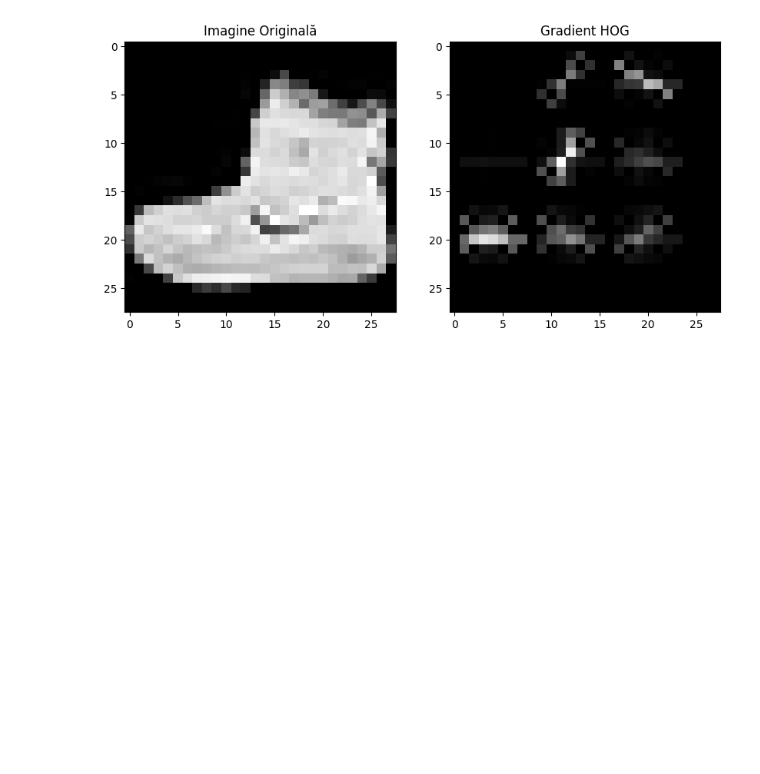
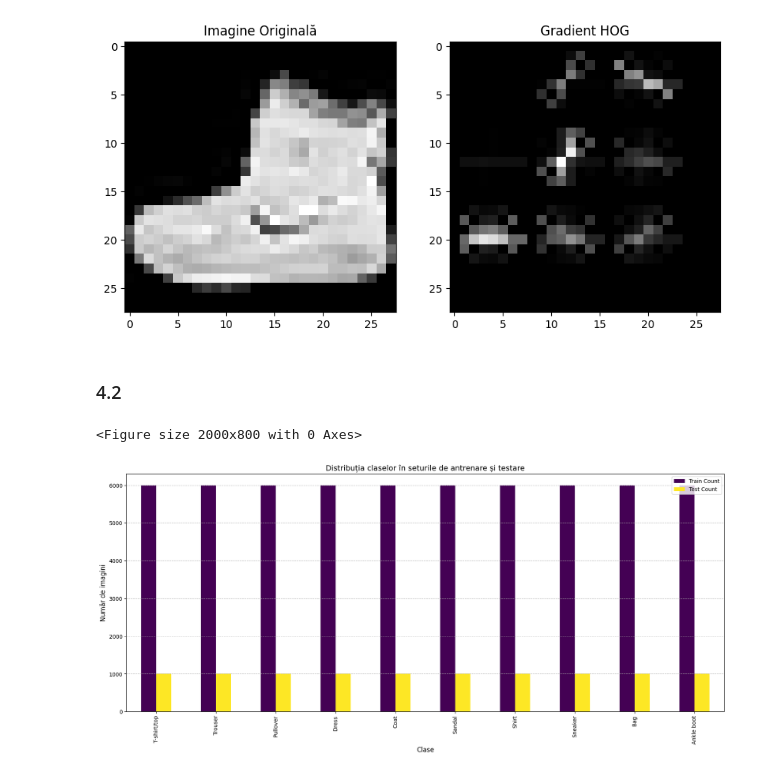
Before and after one commit to Vulturul2k/ML_project, a Jupyter notebook: fashion.ipynb, the cells around one changed output. Saved outputs shown, nothing was run; the diff lists cells and outputs as text; code cells hidden in the pictures; blank space fills up the shorter version.

```diff
--- a/fashion.ipynb
+++ b/fashion.ipynb
@@ -81,3 +81,5 @@ plt.title("Gradient HOG")
 plt.show()
 # %% [output]
 [figure]
+# %% [markdown]
+### 4.2
@@ -83,0 +118,30 @@ plt.show()
+# %%
+unique_train, counts_train = np.unique(y_train, return_counts=True)
+class_distribution_train = dict(zip(unique_train, counts_train))
+
+unique_test, counts_test = np.unique(y_test, return_counts=True)
+class_distribution_test = dict(zip(unique_test, counts_test))
+
+# Numele claselor
+class_names = ['T-shirt/top', 'Trouser', 'Pullover', 'Dress', 'Coat',
+               'Sandal', 'Shirt', 'Sneaker', 'Bag', 'Ankle boot']
+
+# Combinare distribuții într-un singur DataFrame
+combined_df = pd.DataFrame({
+    'Class': class_names,
+    'Train Count': class_distribution_train.values(),
+    'Test Count': class_distribution_test.values()
+})
+
+# Vizualizare distribuții
+plt.figure(figsize=(20, 8))
+combined_df.set_index('Class').plot(kind='bar', colormap='viridis', figsize=(20, 8))
+plt.xticks(rotation=90, fontsize=10)
+plt.title('Distribuția claselor în seturile de antrenare și testare', fontsize=14)
+plt.xlabel('Clase', fontsize=12)
+plt.ylabel('Număr de imagini', fontsize=12)
+plt.grid(axis='y', linestyle='--', alpha=0.7)
+plt.show()
+# %% [output]
+<Figure size 2000x800 with 0 Axes>
+[figure, added]
```
Also changed, not shown: parts of 5 cells of this notebook, 4 other files.
